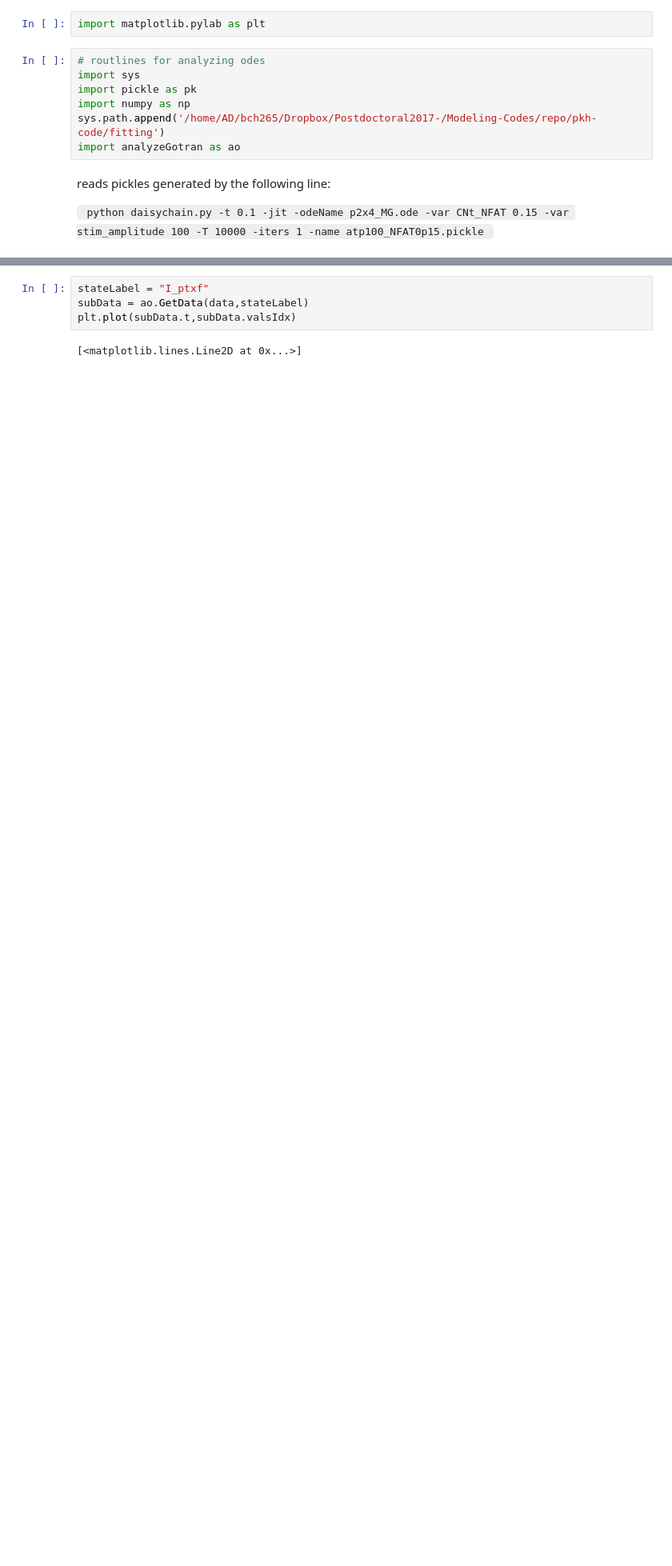
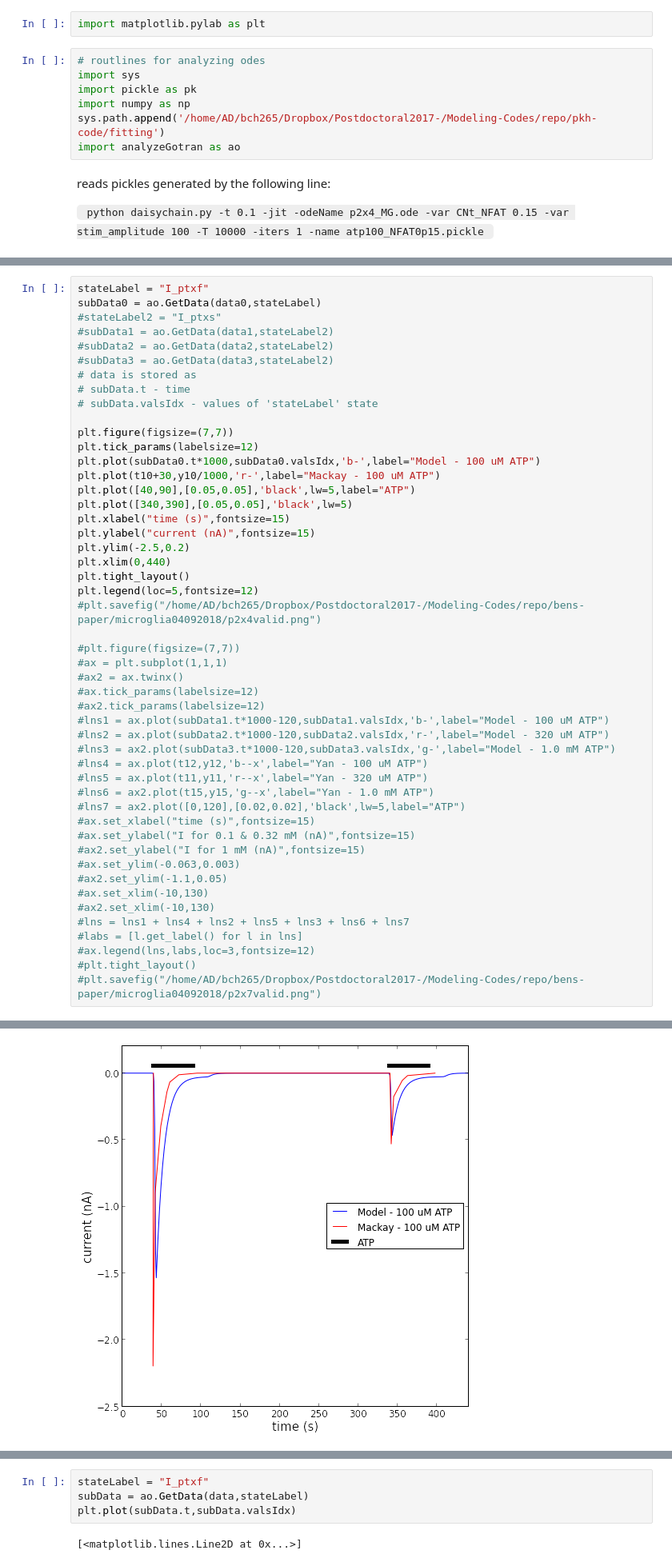
Before and after one commit to huskeypm/microglia, a Jupyter notebook: gotran/daisy-ptx_fitting.ipynb, the cells around one changed output, grey strips where cells are left out. Shown at 80% size. Drawn from its saved outputs; the diff is of its cells as text; blank space fills up the shorter version.

```diff
--- a/gotran/daisy-ptx_fitting.ipynb
+++ b/gotran/daisy-ptx_fitting.ipynb
@@ -64,0 +52,50 @@ ax.plot(subData3.t*1000-120,subData3.valsIdx,'g-',label="Model - 1.0 mM ATP")
+# %%
+stateLabel = "I_ptxf"
+subData0 = ao.GetData(data0,stateLabel)
+#stateLabel2 = "I_ptxs"
+#subData1 = ao.GetData(data1,stateLabel2)
+#subData2 = ao.GetData(data2,stateLabel2)
+#subData3 = ao.GetData(data3,stateLabel2)
+# data is stored as
+# subData.t - time
+# subData.valsIdx - values of 'stateLabel' state
+
+plt.figure(figsize=(7,7))
+plt.tick_params(labelsize=12)
+plt.plot(subData0.t*1000,subData0.valsIdx,'b-',label="Model - 100 uM ATP")
+plt.plot(t10+30,y10/1000,'r-',label="Mackay - 100 uM ATP")
+plt.plot([40,90],[0.05,0.05],'black',lw=5,label="ATP")
+plt.plot([340,390],[0.05,0.05],'black',lw=5)
+plt.xlabel("time (s)",fontsize=15)
+plt.ylabel("current (nA)",fontsize=15)
+plt.ylim(-2.5,0.2)
+plt.xlim(0,440)
+plt.tight_layout()
+plt.legend(loc=5,fontsize=12)
+#plt.savefig("/home/AD/bch265/Dropbox/Postdoctoral2017-/Modeling-Codes/repo/bens-paper/microglia04092018/p2x4valid.png")
+
+#plt.figure(figsize=(7,7))
+#ax = plt.subplot(1,1,1)
+#ax2 = ax.twinx()
+#ax.tick_params(labelsize=12)
+#ax2.tick_params(labelsize=12)
+#lns1 = ax.plot(subData1.t*1000-120,subData1.valsIdx,'b-',label="Model - 100 uM ATP")
+#lns2 = ax.plot(subData2.t*1000-120,subData2.valsIdx,'r-',label="Model - 320 uM ATP")
+#lns3 = ax2.plot(subData3.t*1000-120,subData3.valsIdx,'g-',label="Model - 1.0 mM ATP")
+#lns4 = ax.plot(t12,y12,'b--x',label="Yan - 100 uM ATP")
+#lns5 = ax.plot(t11,y11,'r--x',label="Yan - 320 uM ATP")
+#lns6 = ax2.plot(t15,y15,'g--x',label="Yan - 1.0 mM ATP")
+#lns7 = ax2.plot([0,120],[0.02,0.02],'black',lw=5,label="ATP")
+#ax.set_xlabel("time (s)",fontsize=15)
+#ax.set_ylabel("I for 0.1 & 0.32 mM (nA)",fontsize=15)
+#ax2.set_ylabel("I for 1 mM (nA)",fontsize=15)
+#ax.set_ylim(-0.063,0.003)
+#ax2.set_ylim(-1.1,0.05)
+#ax.set_xlim(-10,130)
+#ax2.set_xlim(-10,130)
+#lns = lns1 + lns4 + lns2 + lns5 + lns3 + lns6 + lns7
+#labs = [l.get_label() for l in lns]
+#ax.legend(lns,labs,loc=3,fontsize=12)
+#plt.tight_layout()
+#plt.savefig("/home/AD/bch265/Dropbox/Postdoctoral2017-/Modeling-Codes/repo/bens-paper/microglia04092018/p2x7valid.png")
+# %% [output]
@@ -65,3 +103,4 @@ ax.plot(subData3.t*1000-120,subData3.valsIdx,'g-',label="Model - 1.0 mM ATP")
+[figure, added]
 # %%
 #stateLabel1 = "I_ptxf"
 #subData0 = ao.GetData(data0,stateLabel1)
```
Also changed, not shown: parts of 5 cells of this notebook, 4 other files.
